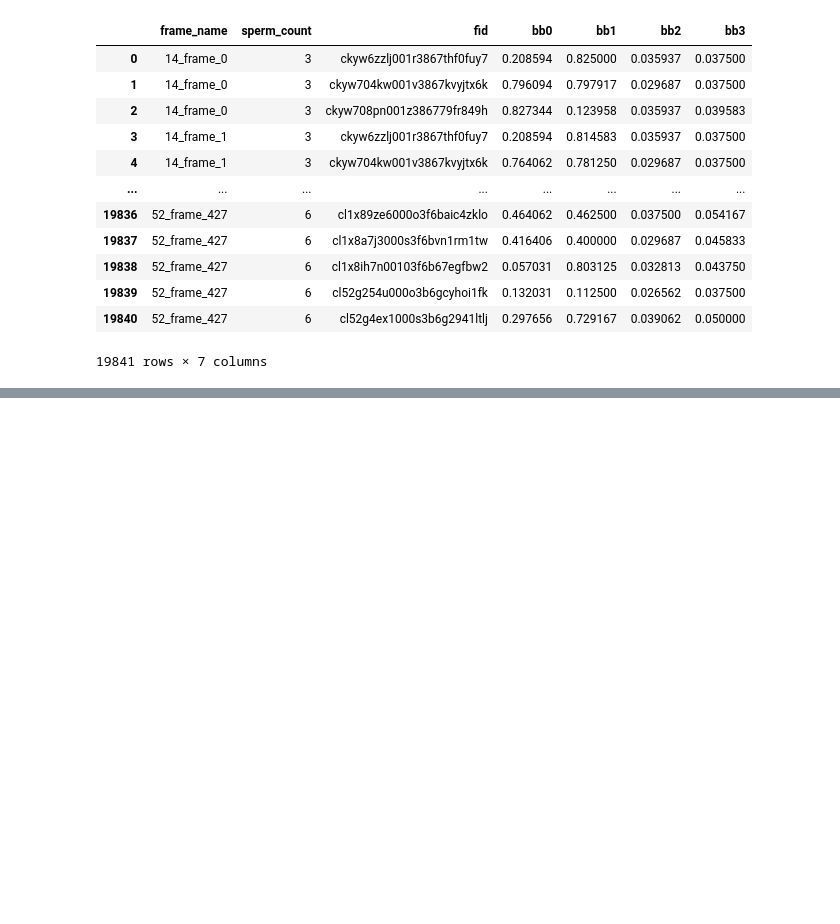
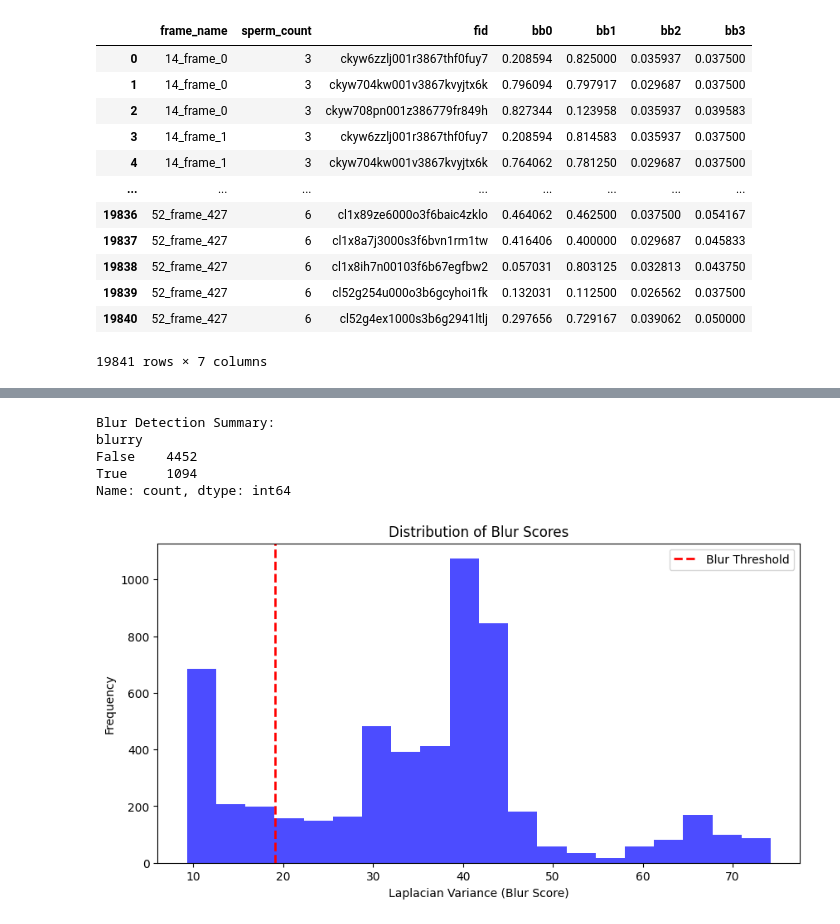
Before and after one commit to Emanrz7613/DSBA_6165, a Jupyter notebook: Data Exploration/Data_Analysis.ipynb, the cells around one changed output, grey strips where cells are left out. Cells and saved outputs as stored; diff of their text form; code cells hidden in the pictures; blank space fills up the shorter version.

```diff
--- a/Data Exploration/Data_Analysis.ipynb
+++ b/Data Exploration/Data_Analysis.ipynb
@@ -44,0 +249,51 @@ df
+# %%
+# Function to compute the variance of the Laplacian (blur detection)
+def detect_blur(image_path):
+    img = cv2.imread(image_path, cv2.IMREAD_GRAYSCALE)
+    if img is None:
+        return None
+    return cv2.Laplacian(img, cv2.CV_64F).var()
+# %%
+# Analyze all images in the dataset
+blur_scores = {}
+missing_images = []
+
+for frame_name in df["frame_name"].unique():
+    image_path = os.path.join(image_folder, frame_name + ".jpg")
+
+    if not os.path.exists(image_path):
+        missing_images.append(frame_name)
+        continue
+
+    blur_scores[frame_name] = detect_blur(image_path)
+# %%
+# Convert results to a DataFrame
+blur_df = pd.DataFrame(blur_scores.items(), columns=["frame_name", "blur_score"])
+
+# Set a threshold for blur detection
+blur_threshold = blur_df["blur_score"].median() * 0.5
+
+# Classify images
+blur_df["blurry"] = blur_df["blur_score"] < blur_threshold
+# %%
+# Show statistics
+print("Blur Detection Summary:")
+print(blur_df["blurry"].value_counts())
+# %% [output]
+Blur Detection Summary:
+blurry
+False    4452
+True     1094
+Name: count, dtype: int64
+# %%
+# Plot distribution of blur scores
+plt.figure(figsize=(10, 5))
+plt.hist(blur_df["blur_score"], bins=20, color="blue", alpha=0.7)
+plt.axvline(blur_threshold, color="red", linestyle="dashed", linewidth=2, label="Blur Threshold")
+plt.xlabel("Laplacian Variance (Blur Score)")
+plt.ylabel("Frequency")
+plt.title("Distribution of Blur Scores")
+plt.legend()
+plt.show()
+# %% [output]
+[figure, added]
```
Also changed, not shown: parts of 32 cells of this notebook.
